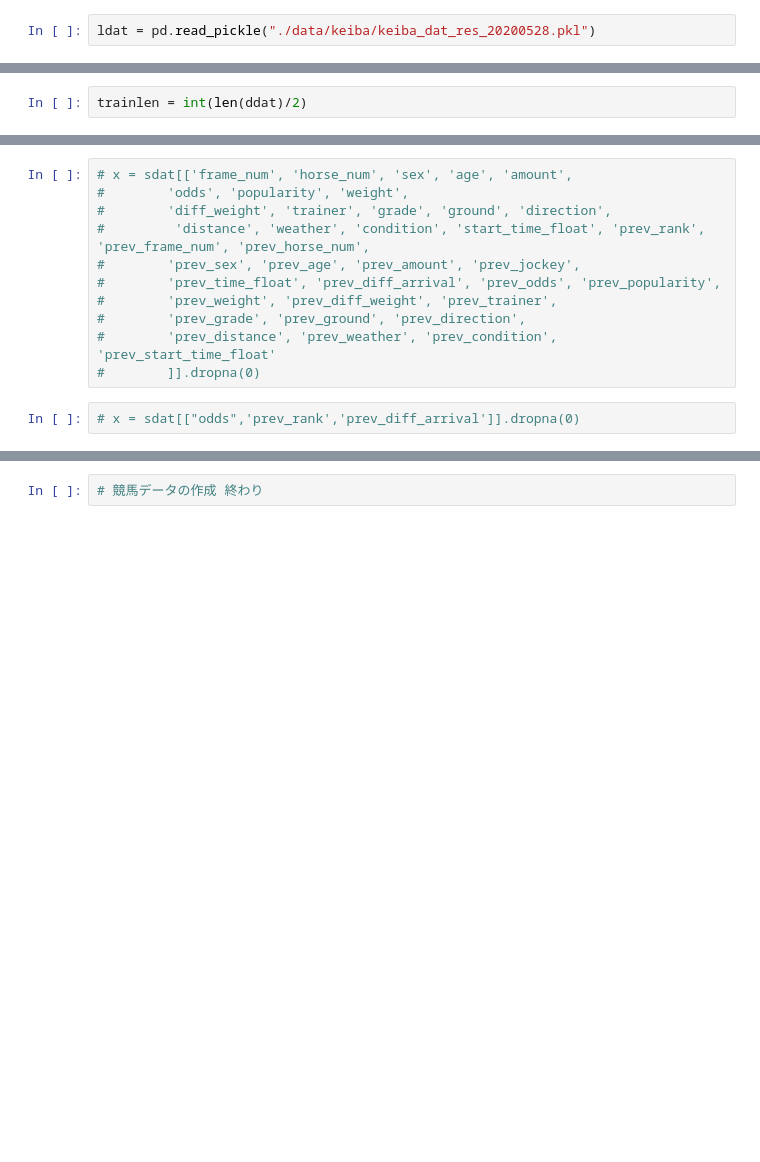
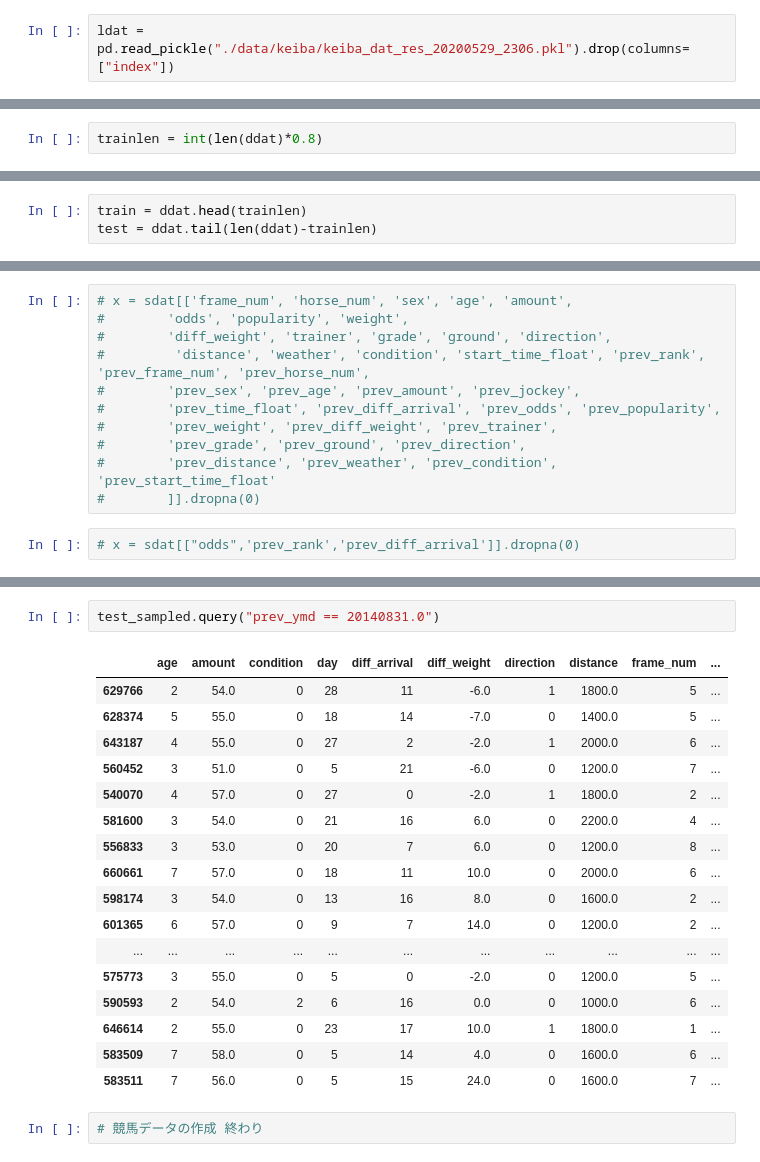
Before and after one commit to TokyoYoshida/GoogleColab, a Jupyter notebook: playground_deep_learning_keiba.ipynb, the cells around one changed output, grey strips where cells are left out. Drawn from its saved outputs; the diff is of its cells as text; blank space fills up the shorter version.

```diff
--- a/playground_deep_learning_keiba.ipynb
+++ b/playground_deep_learning_keiba.ipynb
@@ -83,4 +63,4 @@ def date_like_value_to_timestamp(df,col_name):
 # %%
 # 競馬データの作成
 # %%
-ldat = pd.read_pickle("./data/keiba/keiba_dat_res_20200528.pkl")
+ldat = pd.read_pickle("./data/keiba/keiba_dat_res_20200529_2306.pkl").drop(columns=["index"])
@@ -132,6 +92,6 @@ ldat["prev_speed_level"] =  round(ldat["prev_speed"]*10)*0.1
 # %%
 ddat = ldat.dropna()
 # %%
-trainlen = int(len(ddat)/2)
+trainlen = int(len(ddat)*0.8)
 # %%
 train = ddat.head(trainlen)
@@ -139,3 +99,6 @@ test = ddat.tail(len(x)-trainlen)
+# %%
+train = ddat.head(trainlen)
+test = ddat.tail(len(ddat)-trainlen)
 # %%
 # トレーニングデータは勝ち馬と負け馬をちょうど半々になるようにする start
 # %%
@@ -216,3 +216,23 @@ Name: high_rank, Length: 129748, dtype: int64
+# %%
+test_sampled.query("prev_ymd == 20140831.0")
+# %% [output]
+|  | age | amount | condition | day | diff_arrival | diff_weight | direction | distance | frame_num | ... |
+| 629766 | 2 | 54.0 | 0 | 28 | 11 | -6.0 | 1 | 1800.0 | 5 | ... |
+| 628374 | 5 | 55.0 | 0 | 18 | 14 | -7.0 | 0 | 1400.0 | 5 | ... |
+| 643187 | 4 | 55.0 | 0 | 27 | 2 | -2.0 | 1 | 2000.0 | 6 | ... |
+| 560452 | 3 | 51.0 | 0 | 5 | 21 | -6.0 | 0 | 1200.0 | 7 | ... |
+| 540070 | 4 | 57.0 | 0 | 27 | 0 | -2.0 | 1 | 1800.0 | 2 | ... |
+| 581600 | 3 | 54.0 | 0 | 21 | 16 | 6.0 | 0 | 2200.0 | 4 | ... |
+| 556833 | 3 | 53.0 | 0 | 20 | 7 | 6.0 | 0 | 1200.0 | 8 | ... |
+| 660661 | 7 | 57.0 | 0 | 18 | 11 | 10.0 | 0 | 2000.0 | 6 | ... |
+| 598174 | 3 | 54.0 | 0 | 13 | 16 | 8.0 | 0 | 1600.0 | 2 | ... |
+| 601365 | 6 | 57.0 | 0 | 9 | 7 | 14.0 | 0 | 1200.0 | 2 | ... |
+| ... | ... | ... | ... | ... | ... | ... | ... | ... | ... | ... |
+| 575773 | 3 | 55.0 | 0 | 5 | 0 | -2.0 | 0 | 1200.0 | 5 | ... |
+| 590593 | 2 | 54.0 | 2 | 6 | 16 | 0.0 | 0 | 1000.0 | 6 | ... |
+| 646614 | 2 | 55.0 | 0 | 23 | 17 | 10.0 | 1 | 1800.0 | 1 | ... |
+| 583509 | 7 | 58.0 | 0 | 5 | 14 | 4.0 | 0 | 1600.0 | 6 | ... |
+| 583511 | 7 | 56.0 | 0 | 5 | 15 | 24.0 | 0 | 1600.0 | 7 | ... |
 # %%
 # 競馬データの作成 終わり
 # %%
```
Also changed, not shown: parts of 46 cells of this notebook.
